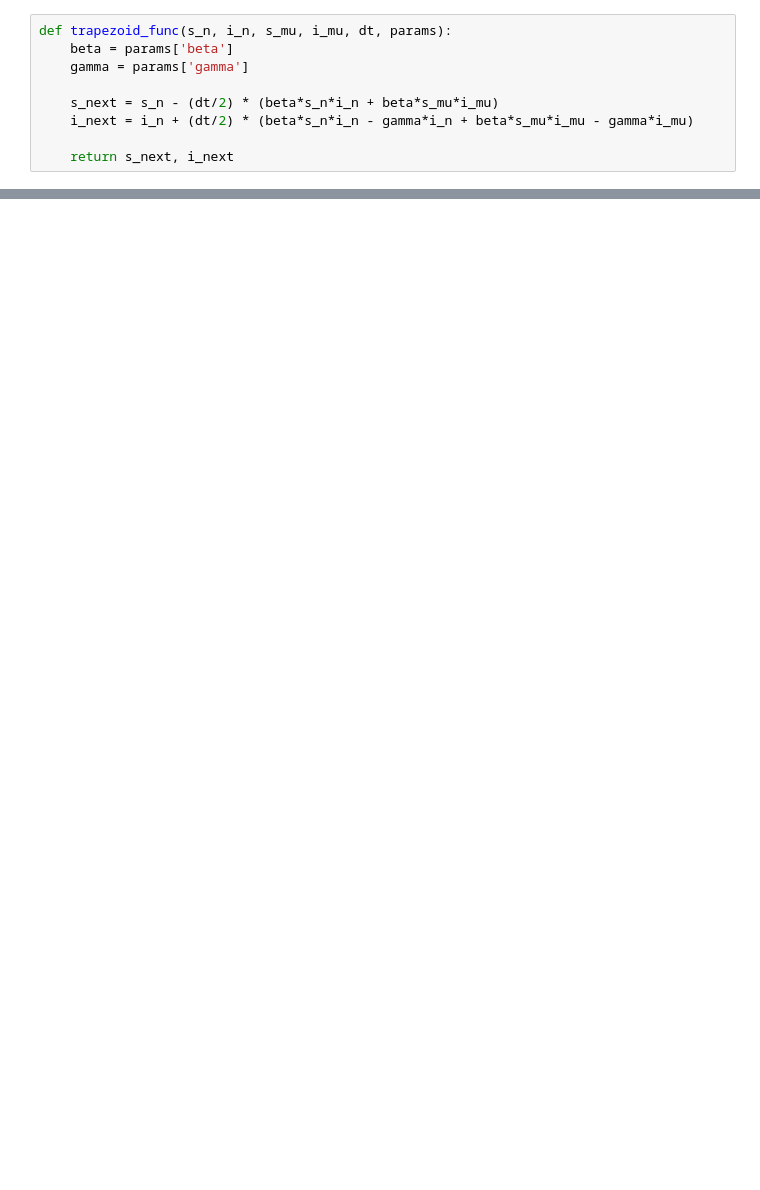
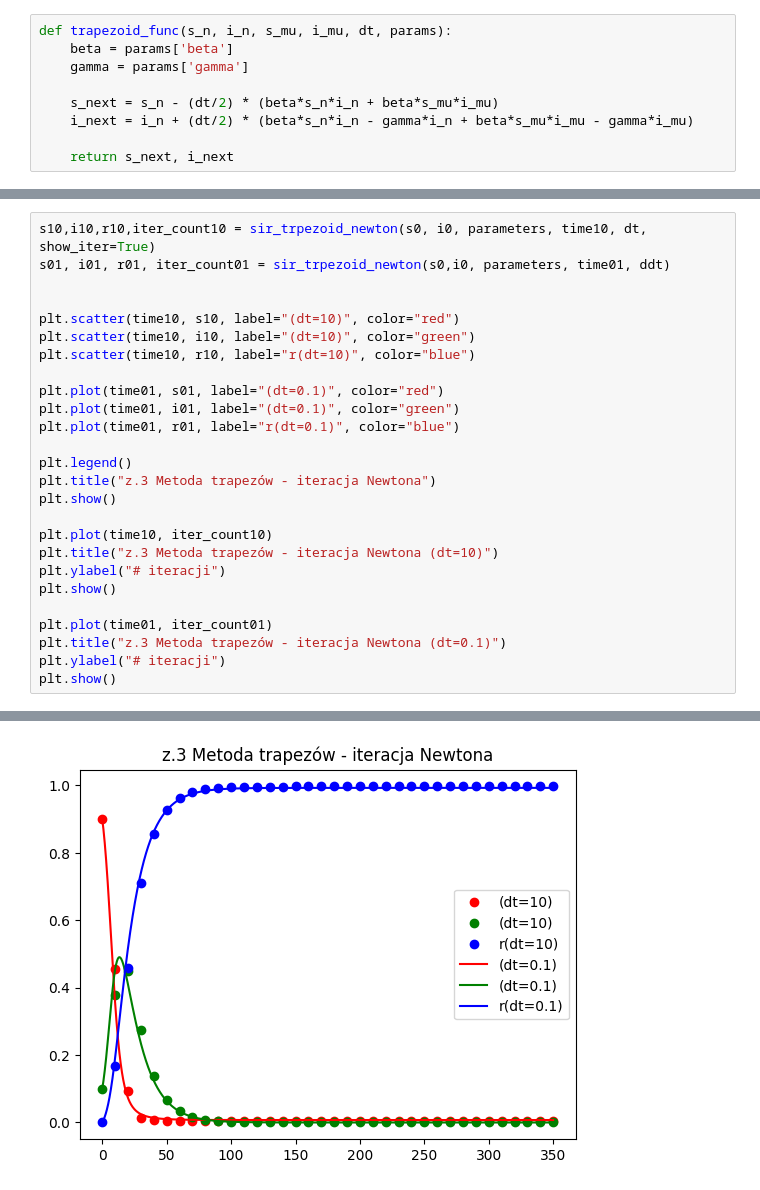
Before and after one commit to xXKeNdAmAmAsTeRXx/Computer_Physics, a Jupyter notebook: Projekt2/Metody_Niejawne.ipynb, the cells around one changed output, grey strips where cells are left out. Cells and saved outputs as stored; diff of their text form; blank space fills up the shorter version.

```diff
--- a/Projekt2/Metody_Niejawne.ipynb
+++ b/Projekt2/Metody_Niejawne.ipynb
@@ -205,0 +306,27 @@ Text(0.5, 1.0, 'Metoda Eulera - iteracja funkcjonalna (dt=0.1)')
+# %%
+s10,i10,r10,iter_count10 = sir_trpezoid_newton(s0, i0, parameters, time10, dt, show_iter=True)
+s01, i01, r01, iter_count01 = sir_trpezoid_newton(s0,i0, parameters, time01, ddt)
+
+
+plt.scatter(time10, s10, label="(dt=10)", color="red")
+plt.scatter(time10, i10, label="(dt=10)", color="green")
+plt.scatter(time10, r10, label="r(dt=10)", color="blue")
+
+plt.plot(time01, s01, label="(dt=0.1)", color="red")
+plt.plot(time01, i01, label="(dt=0.1)", color="green")
+plt.plot(time01, r01, label="r(dt=0.1)", color="blue")
+
+plt.legend()
+plt.title("z.3 Metoda trapezów - iteracja Newtona")
+plt.show()
+
+plt.plot(time10, iter_count10)
+plt.title("z.3 Metoda trapezów - iteracja Newtona (dt=10)")
+plt.ylabel("# iteracji")
+plt.show()
+
+plt.plot(time01, iter_count01)
+plt.title("z.3 Metoda trapezów - iteracja Newtona (dt=0.1)")
+plt.ylabel("# iteracji")
+plt.show()
+# %% [output]
@@ -205,0 +350 @@ Text(0.5, 1.0, 'Metoda Eulera - iteracja funkcjonalna (dt=0.1)')
+[figure, added]
```
Also changed, not shown: parts of 10 cells of this notebook.
